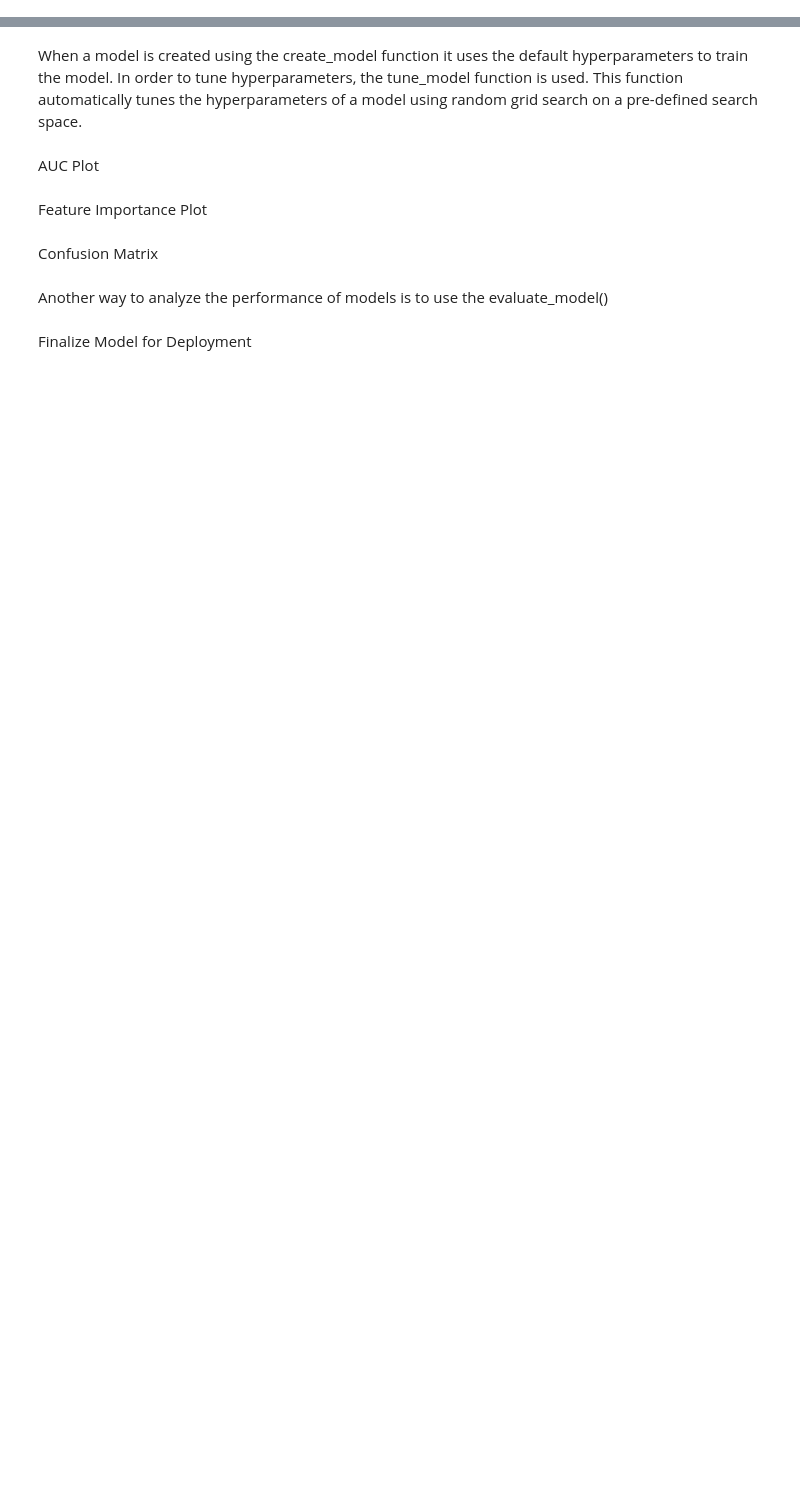
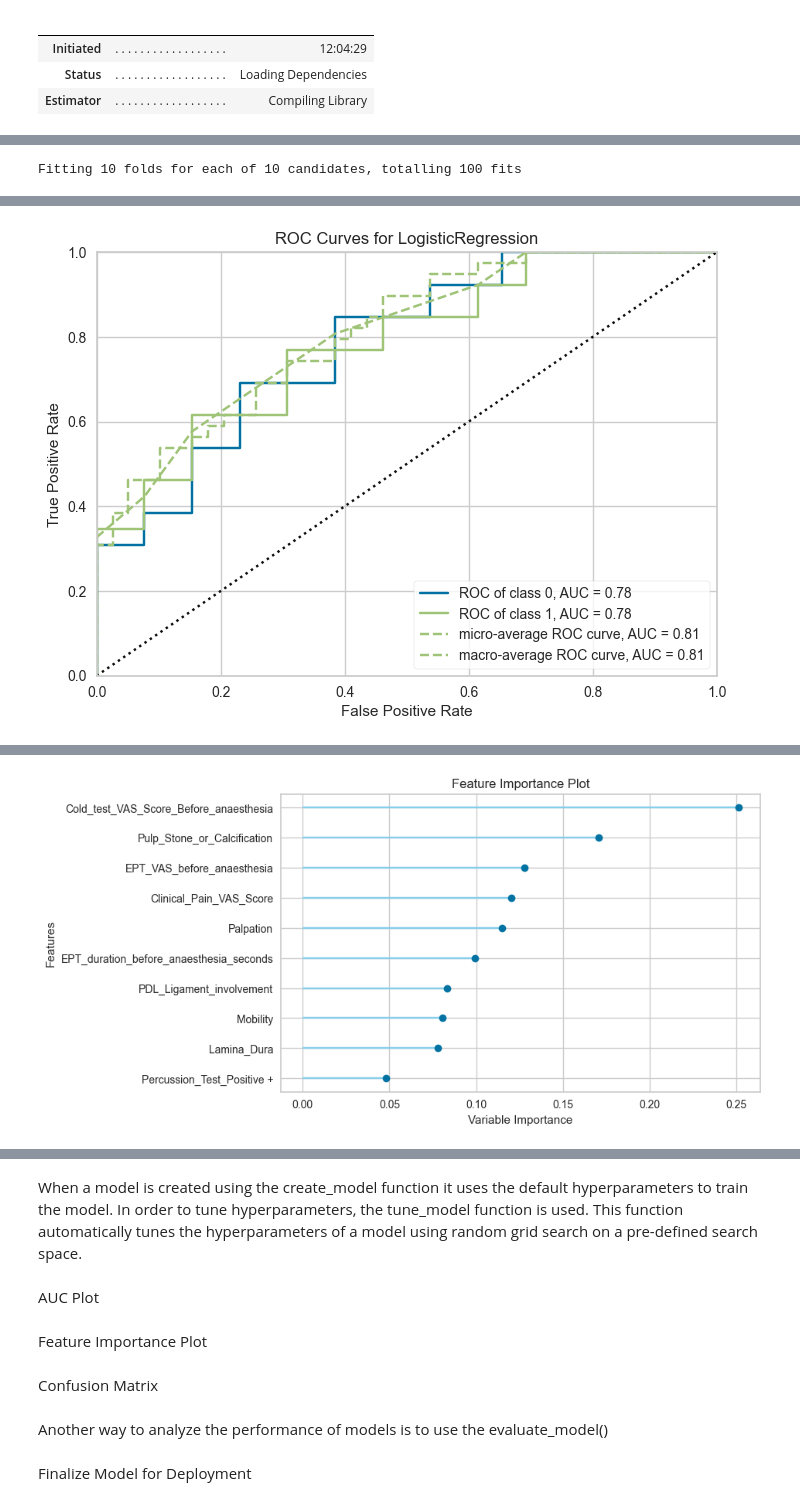
Before and after one commit to arifmarias/suppliment_anesthesia, a Jupyter notebook: model.ipynb, the cells around one changed output, grey strips where cells are left out. Drawn from its saved outputs; the diff is of its cells as text; code cells hidden in the pictures; blank space fills up the shorter version.

```diff
--- a/model.ipynb
+++ b/model.ipynb
@@ -14,0 +23,12 @@ Overwriting model.py
+# %%
+lr = create_model('lr')
+tuned_lr = tune_model(lr, optimize = 'F1')
+plot_model(tuned_lr, plot = 'auc')
+plot_model(tuned_lr, plot='feature')
+plot_model(tuned_lr, plot = 'confusion_matrix')
+# %% [output]
+|  |  |  |
+|  |  |  |
+| Initiated | . . . . . . . . . . . . . . . . . . | 12:04:29 |
+| Status | . . . . . . . . . . . . . . . . . . | Loading Dependencies |
+| Estimator | . . . . . . . . . . . . . . . . . . | Compiling Library |
@@ -14,0 +49 @@ Overwriting model.py
+Fitting 10 folds for each of 10 candidates, totalling 100 fits
@@ -14,0 +51 @@ Overwriting model.py
+[figure, added]
@@ -14,0 +53 @@ Overwriting model.py
+[figure, added]
```
Also changed, not shown: parts of 13 cells of this notebook, 12 other files.
